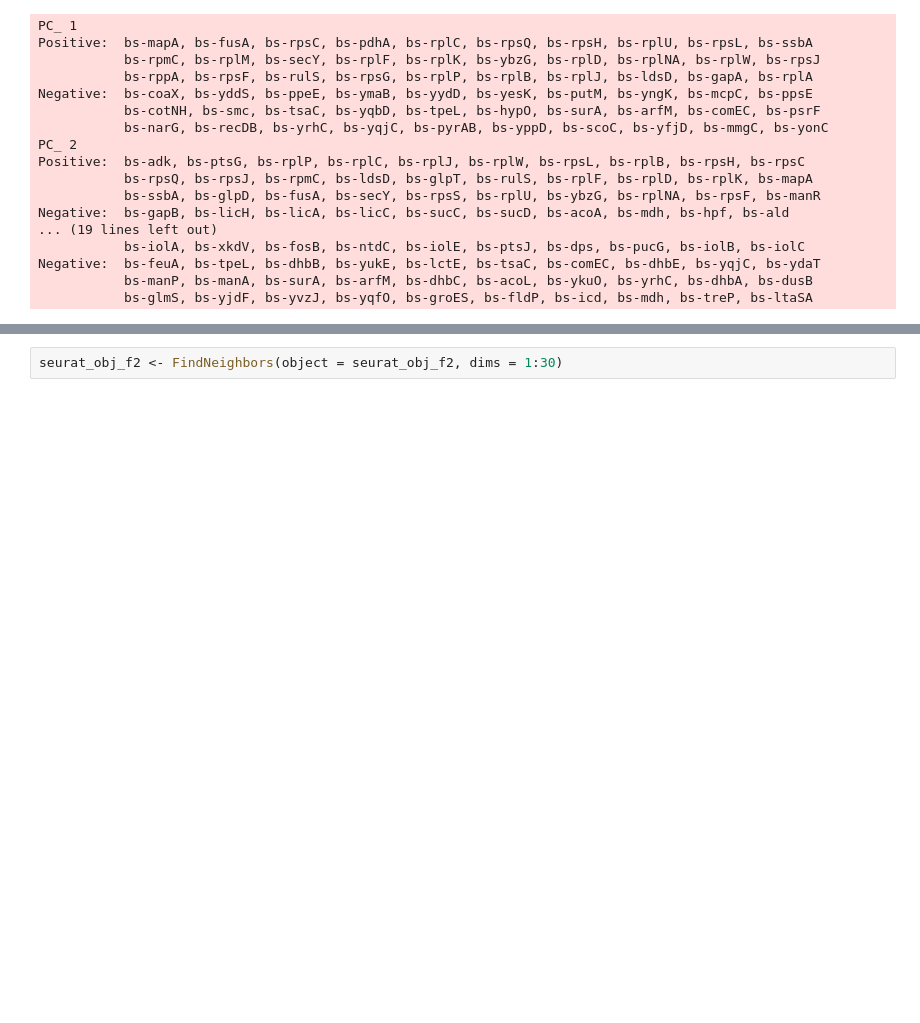
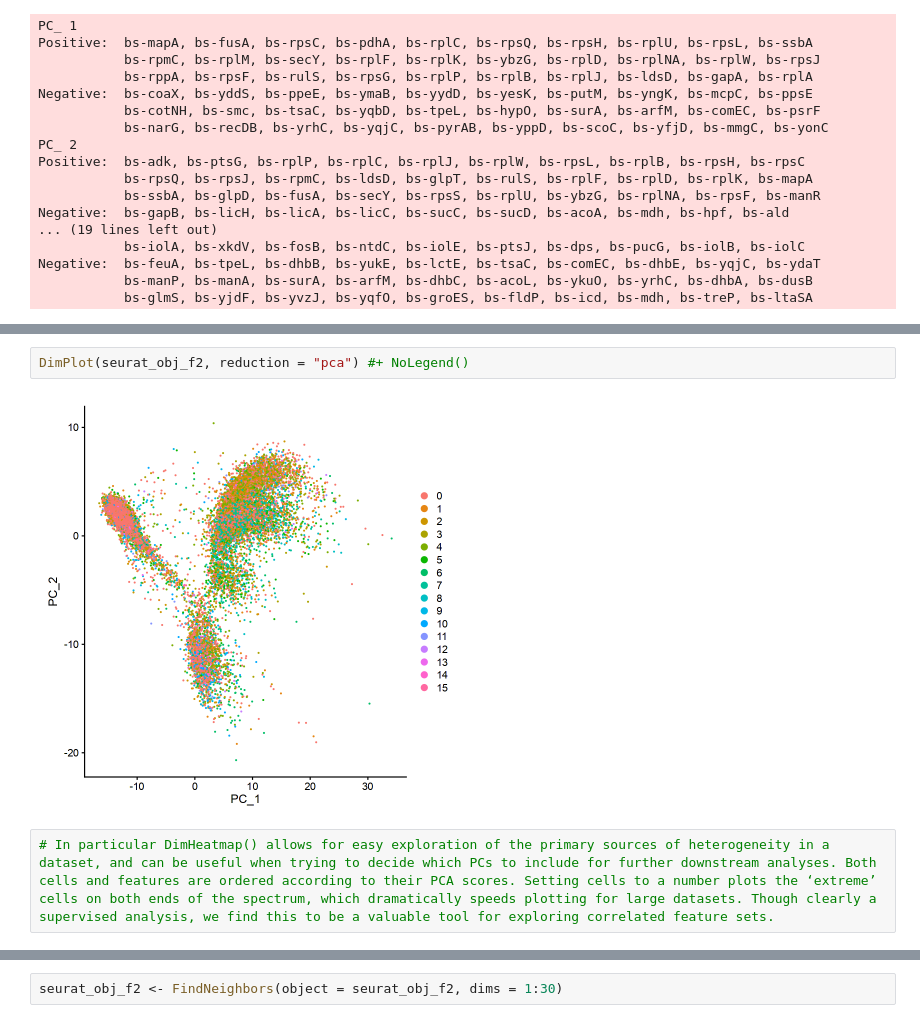
Before and after one commit to vgoupille/DOL_scRNAseq, a Jupyter notebook: 7_Article/script/script_Val/5_Normalisation_and_other.ipynb, the cells around one changed output, grey strips where cells are left out. Saved outputs shown, nothing was run; the diff lists cells and outputs as text; blank space fills up the shorter version.

```diff
--- a/7_Article/script/script_Val/5_Normalisation_and_other.ipynb
+++ b/7_Article/script/script_Val/5_Normalisation_and_other.ipynb
@@ -1941,0 +1965,6 @@ Negative:  bs-feuA, bs-tpeL, bs-dhbB, bs-yukE, bs-lctE, bs-tsaC, bs-comEC, bs-dh
+# %%
+DimPlot(seurat_obj_f2, reduction = "pca") #+ NoLegend()
+# %% [output]
+[figure, added]
+# %%
+# In particular DimHeatmap() allows for easy exploration of the primary sources of heterogeneity in a dataset, and can be useful when trying to decide which PCs to include for further downstream analyses. Both cells and features are ordered according to their PCA scores. Setting cells to a number plots the ‘extreme’ cells on both ends of the spectrum, which dramatically speeds plotting for large datasets. Though clearly a supervised analysis, we find this to be a valuable tool for exploring correlated feature sets.
```
Also changed, not shown: parts of 6 cells of this notebook, 2 other files.
